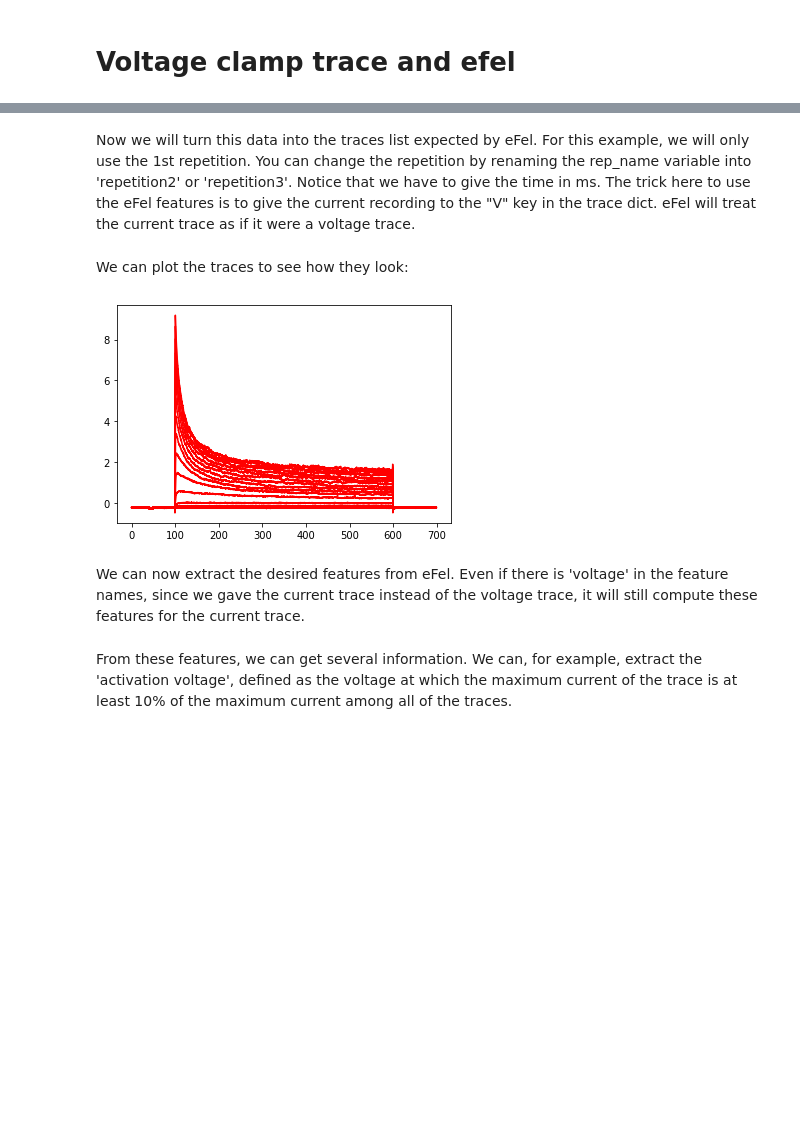
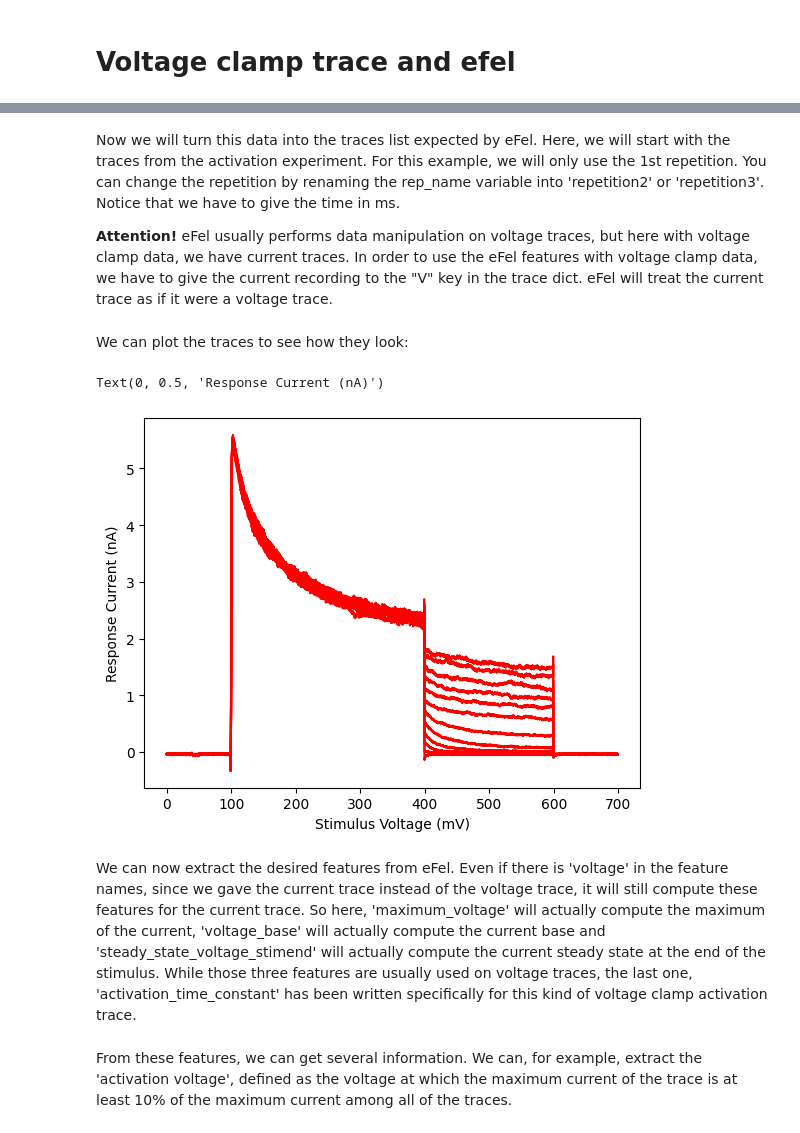
Before and after one commit to BlueBrain/eFEL, a Jupyter notebook: examples/voltage_clamp/voltage_clamp.ipynb, the cells around one changed output, grey strips where cells are left out. Drawn from its saved outputs; the diff is of its cells as text; code cells hidden in the pictures; blank space fills up the shorter version.

Commit message:
complete voltage clamp example

```diff
--- a/examples/voltage_clamp/voltage_clamp.ipynb
+++ b/examples/voltage_clamp/voltage_clamp.ipynb
@@ -16,23 +20,29 @@ import efel
 # %%
-data_path = "rCell32500.nwb"
+data_path = "../../tests/testdata/basic/rCell9430.nwb"
 
 data = {}
+exp_types = ["Activation", "Deactivation", "Inactivation"]
 with h5py.File(data_path, "r") as content:
-    reps = content["acquisition"]["timeseries"]["Activation"]["repetitions"]
-    for rep_name, rep in reps.items():
-        data[rep_name] = {
-            "dt": np.array(rep["x_interval"], dtype="float32"),
-            "current": np.array(rep["data"], dtype="float32"),
-        }
+    for exp_type in exp_types:
+        data[exp_type] = {}
+        reps = content["acquisition"]["timeseries"][exp_type]["repetitions"]
+        for rep_name, rep in reps.items():
+            data[exp_type][rep_name] = {
+                "dt": np.array(rep["x_interval"], dtype="float32"),
+                "current": np.array(rep["data"], dtype="float32"),
+            }
 # %% [markdown]
-Now we will turn this data into the traces list expected by eFel. For this example, we will only use the 1st repetition. You can change the repetition by renaming the rep_name variable into 'repetition2' or 'repetition3'. Notice that we have to give the time in ms. The trick here to use the eFel features is to give the current recording to the "V" key in the trace dict. eFel will treat the current trace as if it were a voltage trace.
+Now we will turn this data into the traces list expected by eFel. Here, we will start with the traces from the activation experiment. For this example, we will only use the 1st repetition. You can change the repetition by renaming the rep_name variable into 'repetition2' or 'repetition3'. Notice that we have to give the time in ms.
+
+**Attention!** eFel usually performs data manipulation on voltage traces, but here with voltage clamp data, we have current traces. In order to use the eFel features with voltage clamp data, we have to give the current recording to the "V" key in the trace dict. eFel will treat the current trace as if it were a voltage trace.
 # %%
 traces = []
 rep_name = "repetition1"
-for idx in range(len(data[rep_name]["dt"])):
+exp_type = "Activation"
+for idx in range(len(data[exp_type][rep_name]["dt"])):
     trace = {}
-    i = data[rep_name]["current"][:,idx]
-    t = np.arange(i.size) * data[rep_name]["dt"][idx]
+    i = data[exp_type][rep_name]["current"][:,idx]
+    t = np.arange(i.size) * data[exp_type][rep_name]["dt"][idx]
     # efel expects ms: s -> ms
     t = t * 1000.0
     trace["T"] = t
@@ -45,8 +55,11 @@ We can plot the traces to see how they look:
 # %%
 for t in traces:
     plt.plot(t["T"], t["V"], c="red")
+plt.xlabel("Stimulus Voltage (mV)")
+plt.ylabel("Response Current (nA)")
 # %% [output]
+Text(0, 0.5, 'Response Current (nA)')
-[figure, old version]
+[figure, new version]
 # %% [markdown]
-We can now extract the desired features from eFel. Even if there is 'voltage' in the feature names, since we gave the current trace instead of the voltage trace, it will still compute these features for the current trace.
+We can now extract the desired features from eFel. Even if there is 'voltage' in the feature names, since we gave the current trace instead of the voltage trace, it will still compute these features for the current trace. So here, 'maximum_voltage' will actually compute the maximum of the current, 'voltage_base' will actually compute the current base and 'steady_state_voltage_stimend' will actually compute the current steady state at the end of the stimulus. While those three features are usually used on voltage traces, the last one, 'activation_time_constant' has been written specifically for this kind of voltage clamp activation trace.
 # %%
```
Also changed, not shown: parts of 28 cells of this notebook, 3 other files.
